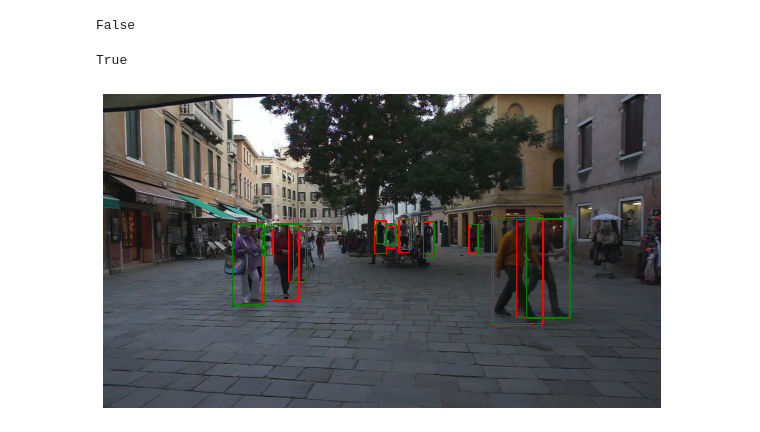
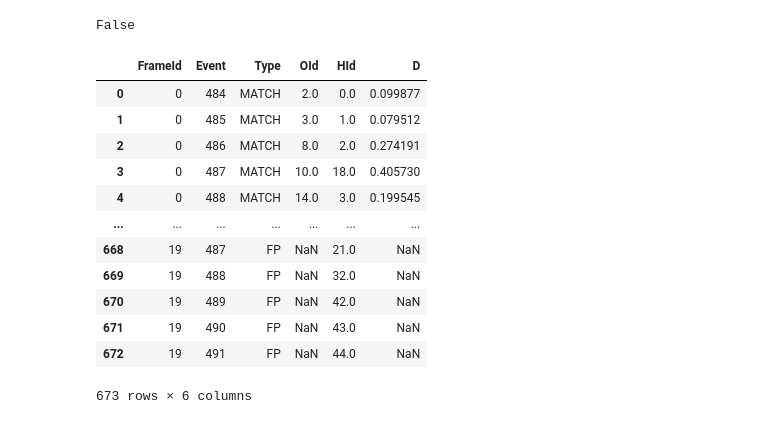
Before and after one commit to ArthurZakirov/Multi-Object-Tracking-Competition, a Jupyter notebook: notebook.ipynb, the cells around one changed output. Cells and saved outputs as stored; diff of their text form; code cells hidden in the pictures.

```diff
--- a/notebook.ipynb
+++ b/notebook.ipynb
@@ -165,22 +157,28 @@ hids = match_df["HId"].astype(int).tolist()
-# %%
-len(det_boxes) == len(gt_boxes)
-# %% [output]
-True
-# %%
-img = sequence[frame_id]["img"]
-matched_det_boxes = [det["boxes"][frame_id][hid + 1] for hid in hids]
-matched_gt_boxes = [sequence[frame_id]["gt"][oid] for oid in oids]
-
-fig, ax = plt.subplots(figsize=(10, 10))
-plt.axis('off')
-
-ax.imshow(img.permute(1, 2, 0))
-for det_box, gt_box in zip(matched_det_boxes, matched_gt_boxes):
-    gt_box = torchvision.ops.box_convert(torch.from_numpy(gt_box), "xyxy", "xywh")
-    det_box = torchvision.ops.box_convert(torch.from_numpy(det_box), "xyxy", "xywh")
-    gt_rect = Rectangle(gt_box[:2], gt_box[2], gt_box[3], fill=False, color="r")
-    det_rect = Rectangle(det_box[:2], det_box[2], det_box[3], fill=False, color="g")
-    ax.add_patch(gt_rect)
-    ax.add_patch(det_rect)
-# %% [output]
-[figure, removed]
+# %%
+dfs = [df, df]
+names = ["MOT16-02", "MOT16-03"]
+# %%
+concat_df = pd.concat(dfs)
+# %%
+
+multi_idx_tuples = []
+for seq_name, df in zip(names, dfs):
+    multi_idx_tuples.extend(list(zip([seq_name for _ in df.index], df.index)))
+multi_idx = pd.MultiIndex.from_tuples(multi_idx_tuples)
+# %%
+concat_df.index = multi_idx
+concat_df.loc["MOT16-03"]
+# %% [output]
+|  | FrameId | Event | Type | OId | HId | D |
+| 0 | 0 | 484 | MATCH | 2.0 | 0.0 | 0.099877 |
+| 1 | 0 | 485 | MATCH | 3.0 | 1.0 | 0.079512 |
+| 2 | 0 | 486 | MATCH | 8.0 | 2.0 | 0.274191 |
+| 3 | 0 | 487 | MATCH | 10.0 | 18.0 | 0.405730 |
+| 4 | 0 | 488 | MATCH | 14.0 | 3.0 | 0.199545 |
+| ... | ... | ... | ... | ... | ... | ... |
+| 668 | 19 | 487 | FP | NaN | 21.0 | NaN |
+| 669 | 19 | 488 | FP | NaN | 32.0 | NaN |
+| 670 | 19 | 489 | FP | NaN | 42.0 | NaN |
+| 671 | 19 | 490 | FP | NaN | 43.0 | NaN |
+| 672 | 19 | 491 | FP | NaN | 44.0 | NaN |
+673 rows × 6 columns
```
Also changed, not shown: parts of 9 cells of this notebook, 17 other files.
